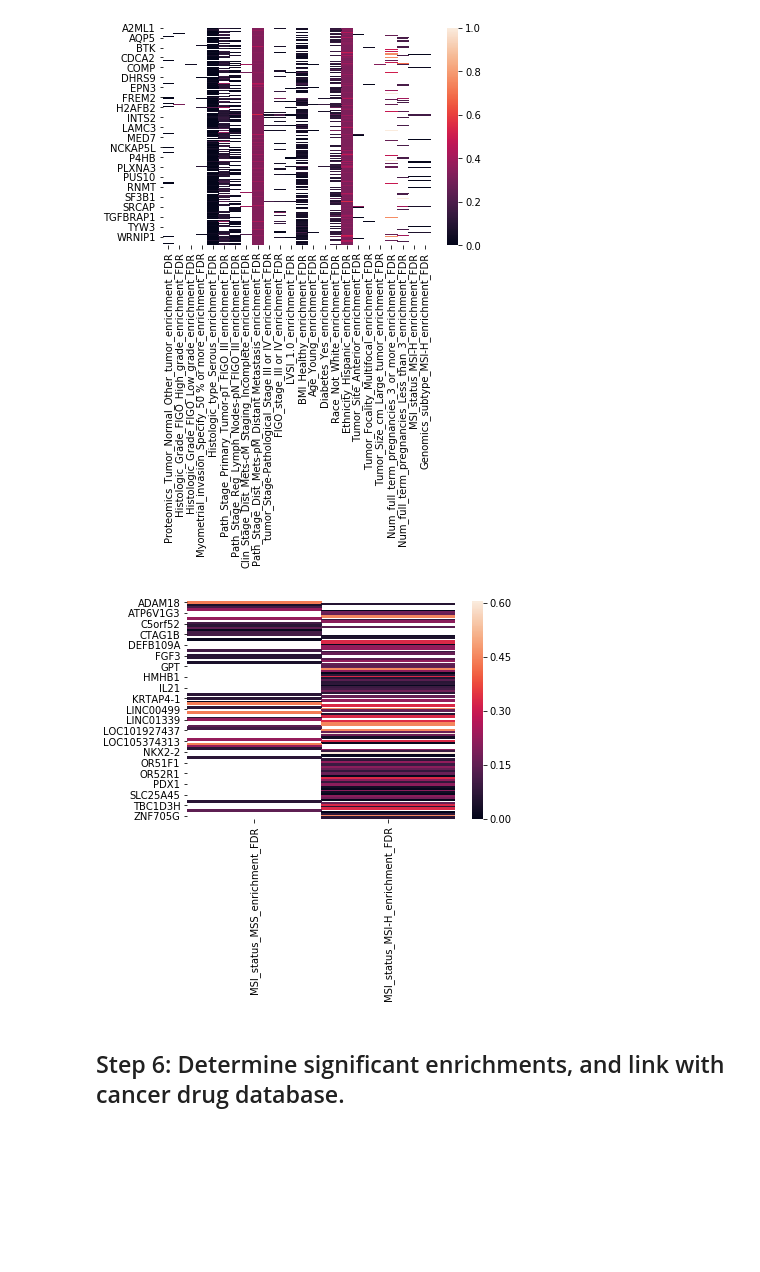
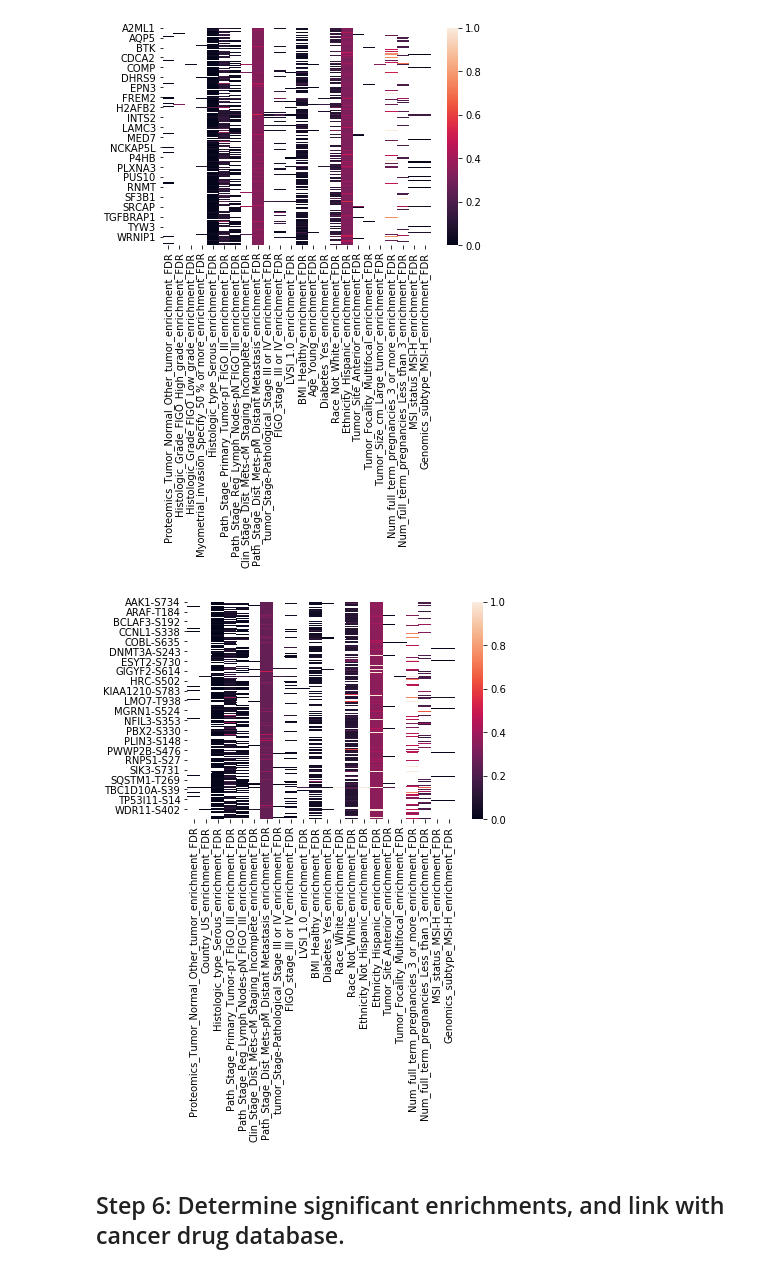
Before and after one commit to PayneLab/WhenMutationsMatter, a Jupyter notebook: Daniel/Black_Sheep_Cookbook_Exploration.ipynb, the cells around one changed output. Cells and saved outputs as stored; diff of their text form; code cells hidden in the pictures; blank space fills up the shorter version.

Commit message:
edited format, did analysis for phospho and prot

```diff
--- a/Daniel/Black_Sheep_Cookbook_Exploration.ipynb
+++ b/Daniel/Black_Sheep_Cookbook_Exploration.ipynb
@@ -38,6 +38,7 @@ enter cptac.embargo() to open the webpage for more details.
 en = cptac.Endometrial()
 proteomics = en.get_proteomics()
 mRNA = en.get_transcriptomics()
+phospho = en.get_phosphoproteomics()
 clinical = en.get_clinical()
 # %% [output]
 Checking that data files are up-to-date...
@@ -239,7 +234,13 @@ outliers_prot = blsh.make_outliers_table(proteomics, iqrs=1.5,
                                          aggregate=False,
                                          frac_table=False)
 
+outliers_phospho = blsh.make_outliers_table(phospho, iqrs=1.5,
+                                            up_or_down='up',
+                                            aggregate=False,
+                                            frac_table=False)
+'''
 outliers_mRNA = blsh.make_outliers_table(mRNA, iqrs=1.5,
                                          up_or_down='up',
                                          aggregate=False,
                                          frac_table=False)
+'''
@@ -249,6 +252,9 @@ outliers_mRNA = blsh.make_outliers_table(mRNA, iqrs=1.5,
 results_prot = blsh.compare_groups_outliers(outliers_prot,
                                             annotations)
 
+results_phospho = blsh.compare_groups_outliers(outliers_phospho,
+                                               annotations)
+#Errored out because of inconsistent dimensions. Not sure how that happened.
 #results_mRNA = blsh.compare_groups_outliers(outliers_mRNA,
 #                                            annotations)
 # %% [output]
@@ -284,6 +279,7 @@ Name: Clin_Stage_Dist_Mets-cM, dtype: int64
 Many of the output values from compare_group_outliers are NaN, so here we will get rid of the NaN values for visualization purposes.
 # %%
 results_prot = results_prot.dropna(axis=0, how='all')
+results_phospho = results_phospho.dropna(axis=0, how='all')
 #results_mRNA = results_mRNA.dropna(axis=0, how='all')
 # %% [markdown]
 ## Step 5: Visualize these enrichments
@@ -293,10 +289,10 @@ plt.show()
 # %% [output]
 [figure]
 # %%
-sns.heatmap(results_mRNA)
+sns.heatmap(results_phospho)
 plt.show()
 # %% [output]
-[figure, old version]
+[figure, new version]
 # %% [markdown]
 ## Step 6: Determine significant enrichments, and link with cancer drug database.
 # %%
```
Also changed, not shown: parts of 10 cells of this notebook.
